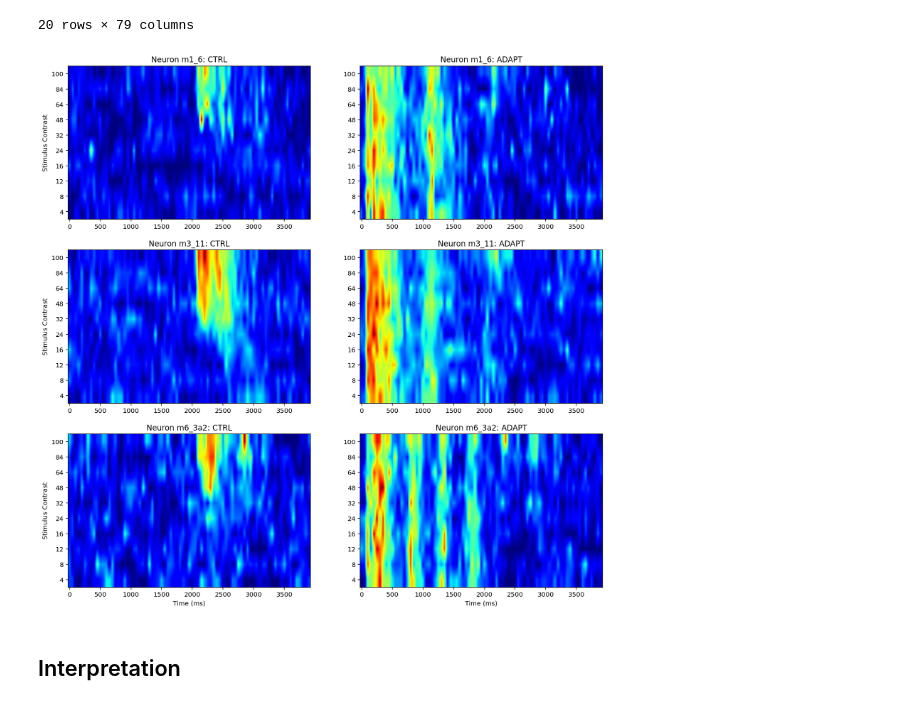
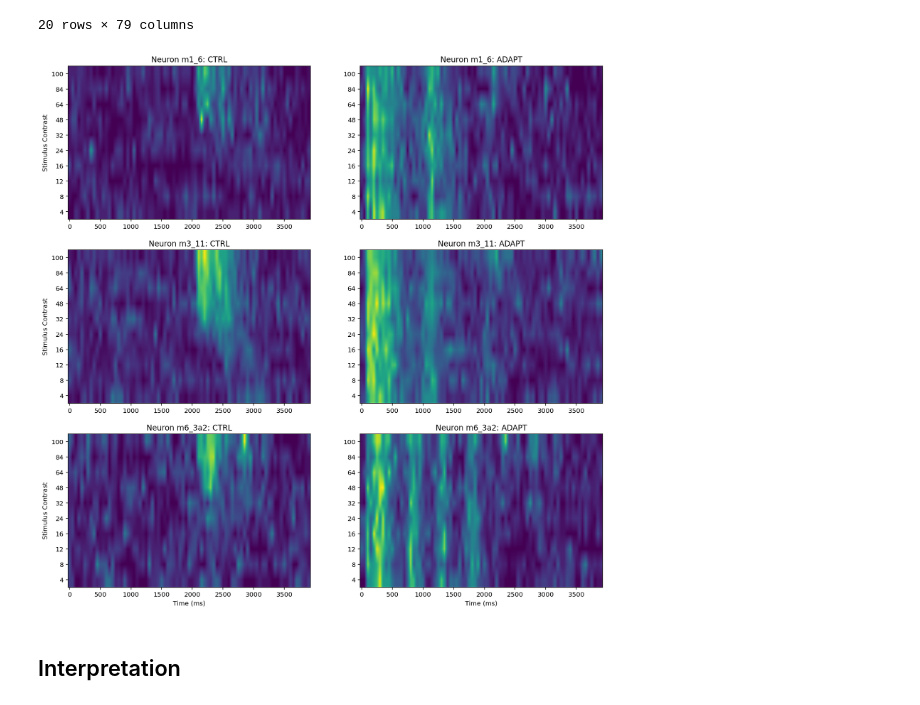
Before and after one commit to SakuraChaojun/PSYO3505, a Jupyter notebook: _sources/assignments/single.ipynb, the cells around one changed output. Cells and saved outputs as stored; diff of their text form; code cells hidden in the pictures.

```diff
--- a/_sources/assignments/single.ipynb
+++ b/_sources/assignments/single.ipynb
@@ -427,35 +427,35 @@ psth_df3.tail(20)
 # %%
 fig = plt.figure(figsize=[15,15])
 subplot_counter = 1
 
 for neuron in neuron_labels:
       for cond in cond_labels:
         ax = fig.add_subplot(3, 2, subplot_counter)
 
         data = psth_df3.loc[neuron]
 
-        plt.imshow(data.loc[cond],origin='lower',cmap='jet',interpolation='bilinear',aspect = 5)
+        plt.imshow(data.loc[cond],origin='lower',cmap='viridis',interpolation='bilinear',aspect = 5)
 
 
         # Nice formatting
         plt.title('Neuron ' + neuron + ': ' + cond)
 
         xticks = range(0, len(time_bins), 10)
         plt.xticks(xticks,time_bins[xticks])
 
         if neuron == neuron_labels[-1]:
             plt.xlabel('Time (ms)')
 
         plt.yticks([x for x,y in enumerate(contr_labels)],
                    [x for x in contr_labels])
 
         if cond == cond_labels[0]:
             plt.ylabel('Stimulus Contrast')
         subplot_counter += 1
 
 plt.show()
 # %% [output]
-[figure, old version]
+[figure, new version]
 # %% [markdown]
 ## Interpretation
 # %% [markdown]
```
Also changed, not shown: 3 other files.
